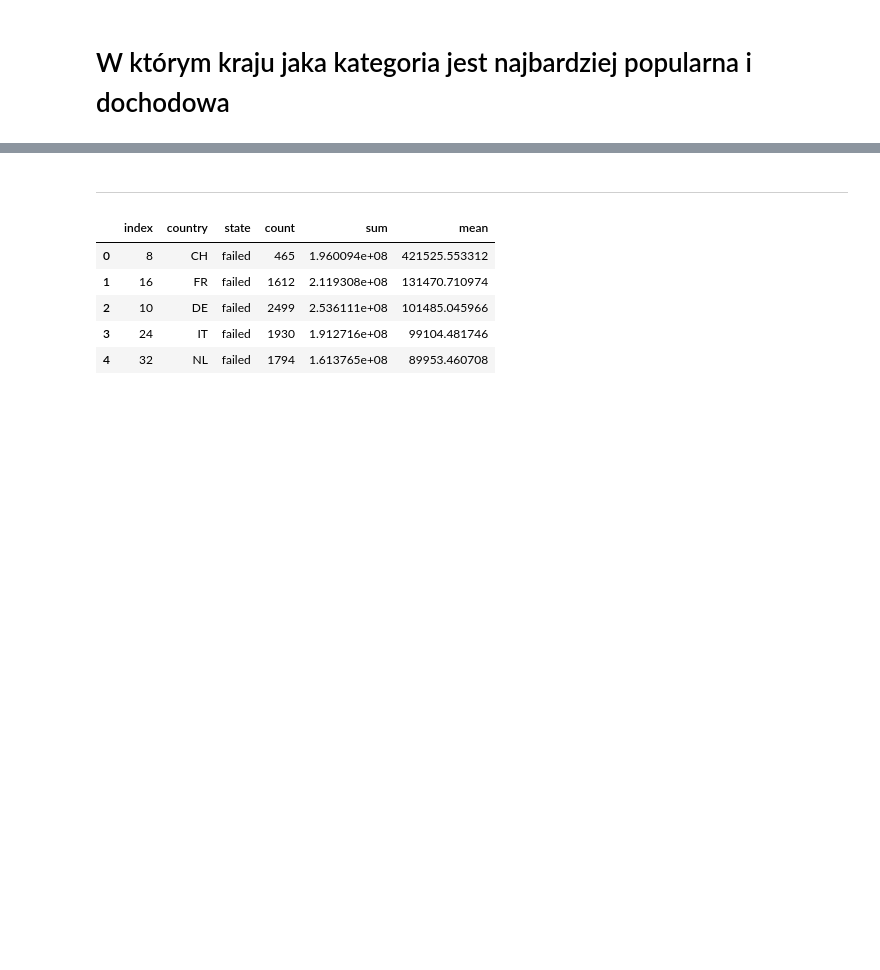
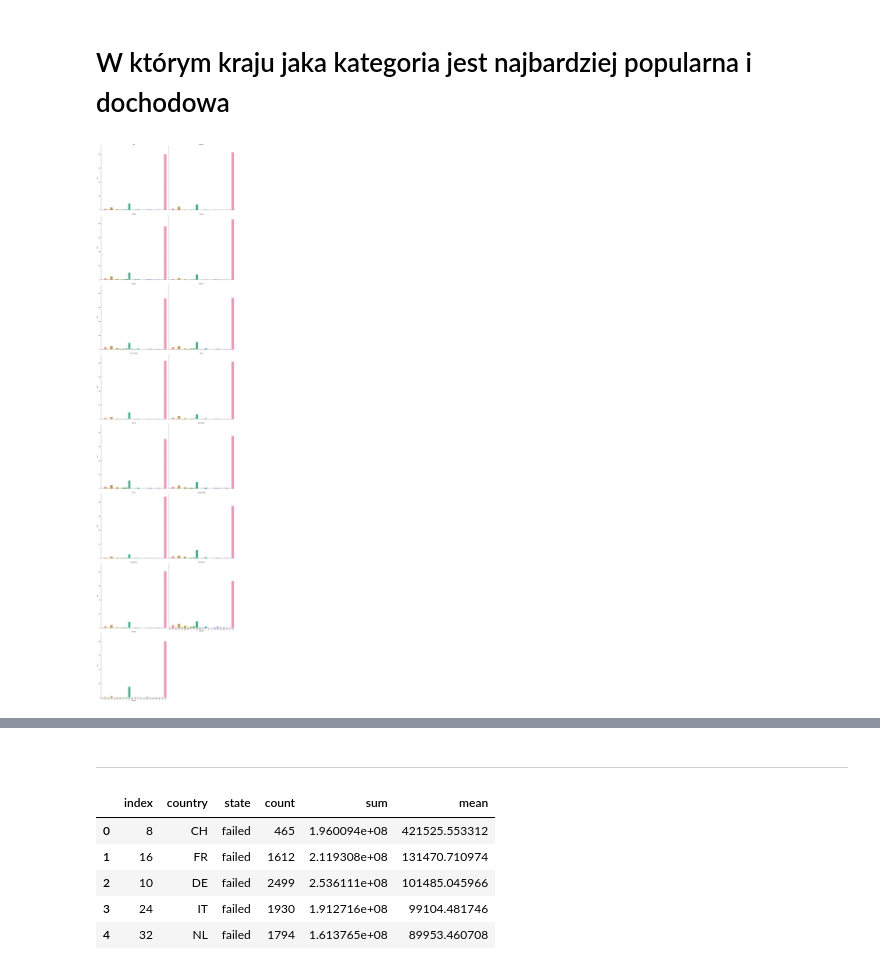
Before and after one commit to infoshareacademy/jdszr7-gold_diggers, a Jupyter notebook: python_projects/Kickstarter/plots.ipynb, the cells around one changed output, grey strips where cells are left out. Cells and saved outputs as stored; diff of their text form; code cells hidden in the pictures; blank space fills up the shorter version.

```diff
--- a/python_projects/Kickstarter/plots.ipynb
+++ b/python_projects/Kickstarter/plots.ipynb
@@ -2,0 +31,45 @@
+# %%
+#definicja development
+#funkcja agregująca dane do nowego DF
+def aggregate_fun(df, agg_list:list, measure:str):
+    agg_df = df.groupby(agg_list)[measure].agg(['count',sum,'mean', 'median']).reset_index()
+    return agg_df
+    #['country','main_category'] 'usd_pledged_real'
+# %%
+#funkcja bar plot z procentami
+def barplot_pct(df, lista_2_elementy:list ):
+    #agregujemy po 2 zmiennych, otrzymujemy count, sum, mean, median
+    df_new = aggregate_fun(df, lista_2_elementy, 'ID' )
+        #['country', 'main_category']
+
+    #zmieniamy nazwę w nowo utworzonym DF, bo wysypuje się na nazwach typu count
+    df_new.rename(columns= {'count':'count_y', 'sum':'sum_y', 'mean':'mean_y', 'median':'median_y'}, inplace=True)
+
+    #agregujemy drugiego DF po 1 zmiennej - będziemy brać z tego sumę
+    df_new_1 = aggregate_fun(df_new, lista_2_elementy[1], 'count_y')
+        #['main_category']
+
+    #zmieniamy nazwę drugiego DF, bo wysypuje się na nazwach typu count
+    df_new_1.rename(columns= {'count':'count_x', 'sum':'sum_x', 'mean':'mean_x', 'median':'median_x'}, inplace=True)
+
+    #merge'ujemy powyższe DFy, z pierwszego bierzemy count_y, z drugiego sum_x,
+    # merge jako inner join, łączenie po XXXXXX
+    df_new_2 = pd.merge(df_new[[lista_2_elementy[0], lista_2_elementy[1], 'count_y']],
+    df_new_1[[lista_2_elementy[1],'sum_x']], how='inner', on=lista_2_elementy[1])
+        #'country','main_category'
+        #'main_category' x2
+
+    #Tworzymy nową kolumnę procent
+    df_new_2['pct'] = df_new_2['count_y']/df_new_2['sum_x'] * 100
+
+    #Odwołanie do funkcji tworzącej wykres
+    bar_plot(df_new_2, lista_2_elementy[1], lista_2_elementy[0],'pct', 2,8);
+        #'main_category' 'country'
+
+
+#agg_country_main_category.rename(columns= {'count':'count_y', 'sum':'sum_y', 'mean':'mean_y', 'median':'meadian_y'}, inplace=True)
+#agg_country_main_category.head()
+# %%
+country_main_category_barplot_pct = barplot_pct(df_clean,['country', 'main_category'])
+# %% [output]
+[figure, added]
```
Also changed, not shown: parts of 21 cells of this notebook.
